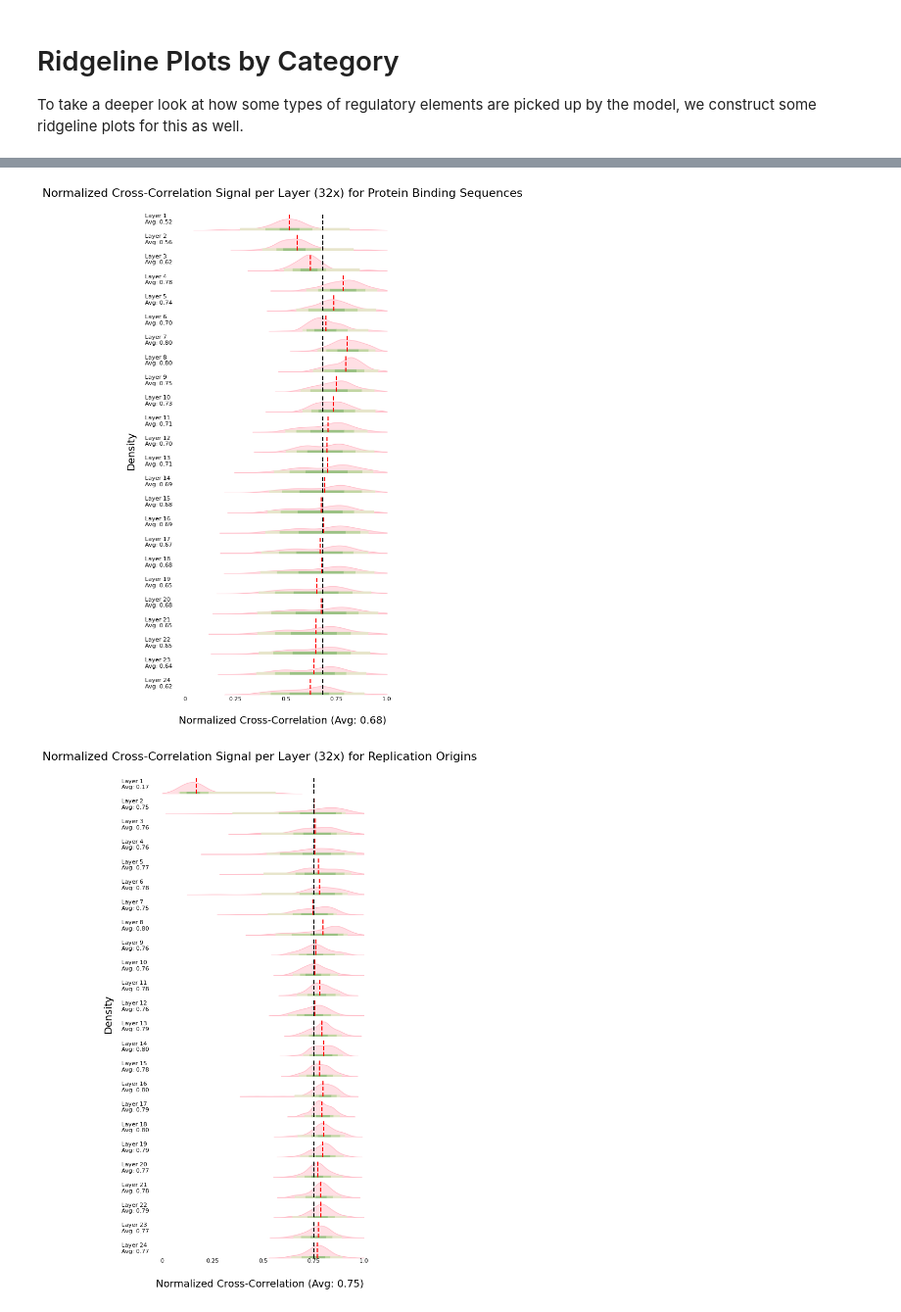
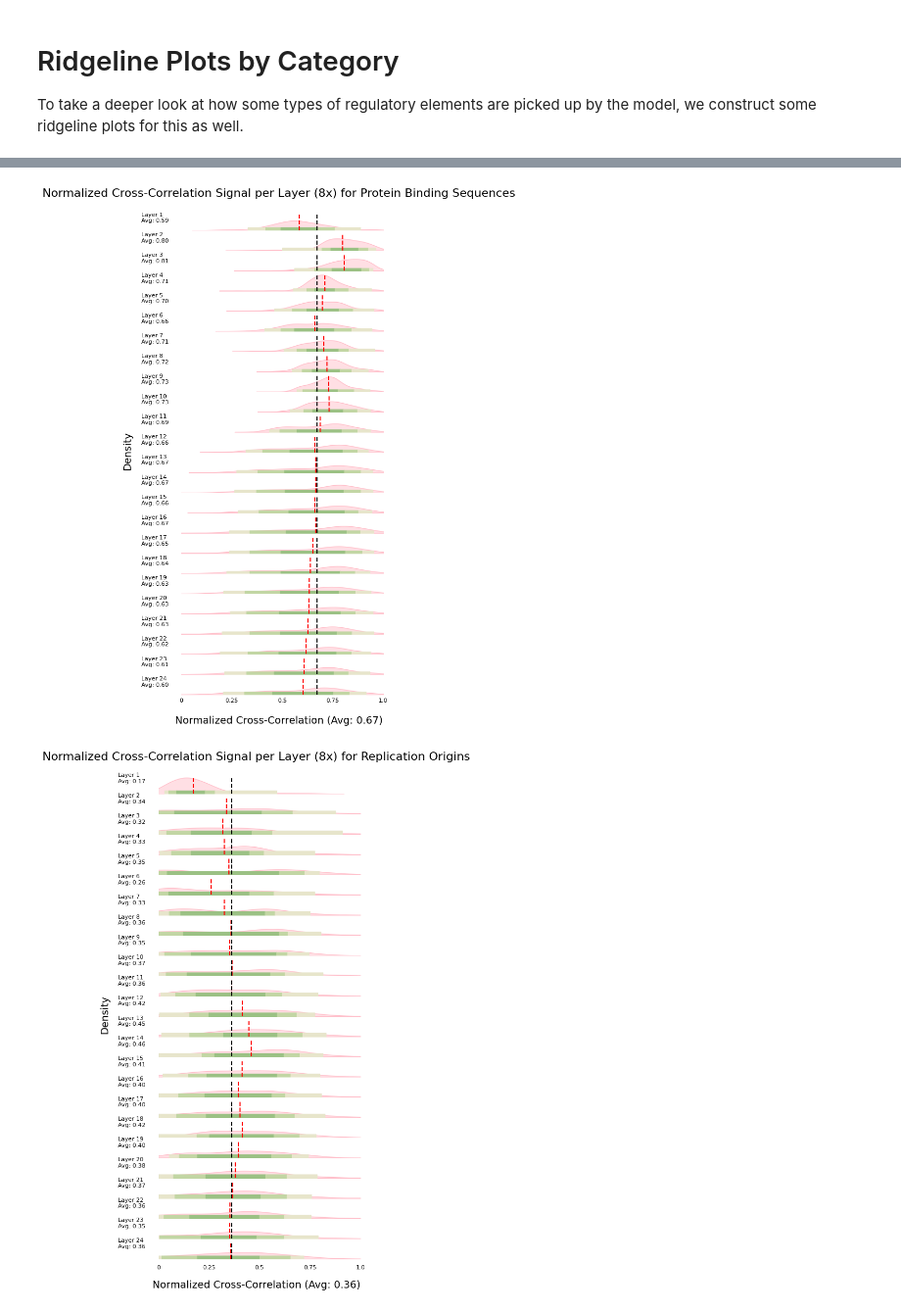
Before and after one commit to ek775/Hidden-State-Genomics, a Jupyter notebook: annotations.ipynb, the cells around one changed output, grey strips where cells are left out. Shown at 98% size. Saved outputs shown, nothing was run; the diff lists cells and outputs as text; code cells hidden in the pictures.

```diff
--- a/annotations.ipynb
+++ b/annotations.ipynb
@@ -520,7 +520,7 @@ for layer in directory["ef32"]:
     blob = bucket.blob(f"regelannotations/ef32/{layer}")
     csv_file = blob.open("r")
     df = pd.read_csv(csv_file)
-    ridgeline_data.append(df["f1_avglag(normxcorr)"])
+    ridgeline_data.append(df["nxf1_mean"])
 
 
 # global mean
@@ -902,15 +902,15 @@ plt.show()
 # %%
-# ef32 - leader sequence NCC
+# ef8 - leader sequence NCC
 ridgeline_data = []
-for layer in directory["ef32"]:
-    blob = bucket.blob(f"regelannotations/ef32/{layer}")
+for layer in directory["ef8"]:
+    blob = bucket.blob(f"regelannotations/ef8/{layer}")
     csv_file = blob.open("r")
     df = pd.read_csv(csv_file)
 
     df["label"] = df["track_name"].apply(create_labels)
     df = df[df["label"] == "leader_sequence"]
 
-    ridgeline_data.append(df["f1_avglag(normxcorr)"])
+    ridgeline_data.append(df["nxf1_mean"])
 
 
 # global mean
@@ -922,7 +922,7 @@ fig, axs = plt.subplots(nrows=len(ridgeline_data), ncols=1, figsize=(5, 12), sha
 axs = axs.flatten()
 
 fig.suptitle(
-    "Normalized Cross-Correlation Signal per Layer (32x) for Leader Sequences",
+    "Normalized Cross-Correlation Signal per Layer (8x) for Leader Sequences",
     fontsize=16,
     #fontproperties=fira_sans_semibold,
     y = 0.92
@@ -998,15 +998,15 @@ plt.show()
 # %%
-# ef32 - LINE NCC
+# ef8 - LINE NCC
 ridgeline_data = []
-for layer in directory["ef32"]:
-    blob = bucket.blob(f"regelannotations/ef32/{layer}")
+for layer in directory["ef8"]:
+    blob = bucket.blob(f"regelannotations/ef8/{layer}")
     csv_file = blob.open("r")
     df = pd.read_csv(csv_file)
 
     df["label"] = df["track_name"].apply(create_labels)
     df = df[df["label"] == "line"]
 
-    ridgeline_data.append(df["f1_avglag(normxcorr)"])
+    ridgeline_data.append(df["nxf1_mean"])
 
 
 # global mean
@@ -1018,7 +1018,7 @@ fig, axs = plt.subplots(nrows=len(ridgeline_data), ncols=1, figsize=(5, 12), sha
 axs = axs.flatten()
 
 fig.suptitle(
-    "Normalized Cross-Correlation Signal per Layer (32x) for LINE Sequences",
+    "Normalized Cross-Correlation Signal per Layer (8x) for LINE Sequences",
     fontsize=16,
     #fontproperties=fira_sans_semibold,
     y = 0.92
@@ -1094,15 +1094,15 @@ plt.show()
 # %%
-# ef32 - protein binding NCC
+# ef8 - protein binding NCC
 ridgeline_data = []
-for layer in directory["ef32"]:
-    blob = bucket.blob(f"regelannotations/ef32/{layer}")
+for layer in directory["ef8"]:
+    blob = bucket.blob(f"regelannotations/ef8/{layer}")
     csv_file = blob.open("r")
     df = pd.read_csv(csv_file)
 
     df["label"] = df["track_name"].apply(create_labels)
     df = df[df["label"] == "protein_bind"]
 
-    ridgeline_data.append(df["f1_avglag(normxcorr)"])
+    ridgeline_data.append(df["nxf1_mean"])
 
 
 # global mean
@@ -1114,7 +1114,7 @@ fig, axs = plt.subplots(nrows=len(ridgeline_data), ncols=1, figsize=(5, 12), sha
 axs = axs.flatten()
 
 fig.suptitle(
-    "Normalized Cross-Correlation Signal per Layer (32x) for Protein Binding Sequences",
+    "Normalized Cross-Correlation Signal per Layer (8x) for Protein Binding Sequences",
     fontsize=16,
     #fontproperties=fira_sans_semibold,
     y = 0.92
@@ -1186,19 +1186,19 @@ for i, data in enumerate(ridgeline_data):
 
 plt.show()
 # %% [output]
-[figure, old version]
+[figure, new version]
 # %%
-# ef32 - replication origin NCC
+# ef8 - replication origin NCC
 ridgeline_data = []
-for layer in directory["ef32"]:
-    blob = bucket.blob(f"regelannotations/ef32/{layer}")
+for layer in directory["ef8"]:
+    blob = bucket.blob(f"regelannotations/ef8/{layer}")
     csv_file = blob.open("r")
     df = pd.read_csv(csv_file)
 
     df["label"] = df["track_name"].apply(create_labels)
     df = df[df["label"] == "rep_origin"]
 
-    ridgeline_data.append(df["f1_avglag(normxcorr)"])
+    ridgeline_data.append(df["nxf1_mean"])
 
 
 # global mean
@@ -1210,7 +1210,7 @@ fig, axs = plt.subplots(nrows=len(ridgeline_data), ncols=1, figsize=(5, 12), sha
 axs = axs.flatten()
 
 fig.suptitle(
-    "Normalized Cross-Correlation Signal per Layer (32x) for Replication Origins",
+    "Normalized Cross-Correlation Signal per Layer (8x) for Replication Origins",
     fontsize=16,
     #fontproperties=fira_sans_semibold,
     y = 0.92
@@ -1255,31 +1255,31 @@ for i, data in enumerate(ridgeline_data):
     # quantiles
     quantiles = np.percentile(data, [2.5, 10, 25, 75, 90, 97.5])
     quantiles = quantiles.tolist()
 
     # fill space between each pair of quantiles
     for j in range(len(quantiles) - 1):
         axs[i].fill_between(
             [quantiles[j], # lower bound
              quantiles[j+1]], # upper bound
             0, # max y=0
             0.8, # max y=0.8
             color=colors[j]
         )
 
     # x axis scale for last ax
     if i == 23:
         values = [0, 0.25, 0.5, 0.75, 1.0]
         for value in values:
             axs[i].text(
                 value, -2.5,
                 f'{value}',
                 ha='center',
                 fontsize=8
             )
 
     axs[i].set_xlim(0, 1)
     axs[i].set_axis_off()
 
 plt.show()
 # %% [output]
-[figure, old version]
+[figure, new version]
```
Also changed, not shown: parts of 10 cells of this notebook.
